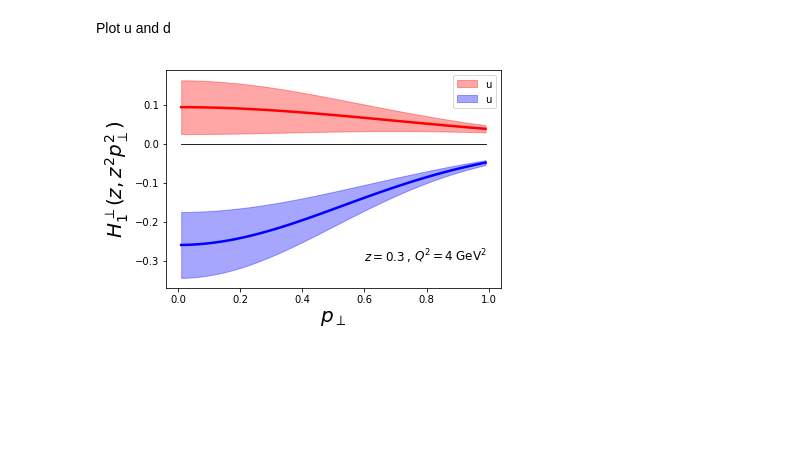
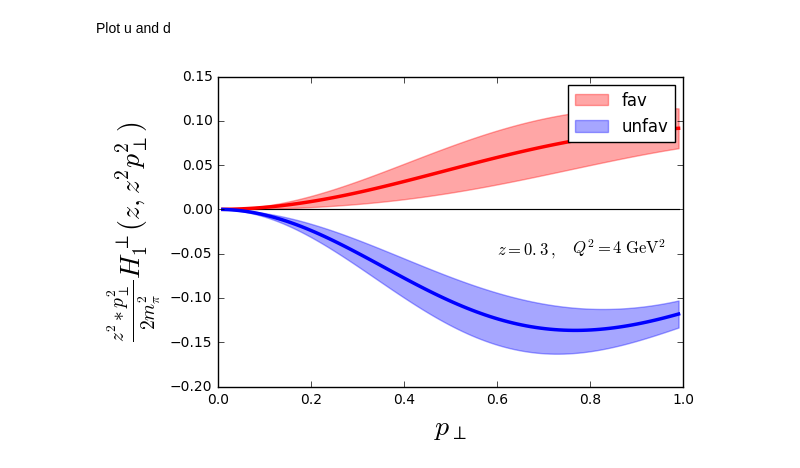
Before and after one commit to QCDHUB/jam3dlib, a Jupyter notebook: example.ipynb, the cells around one changed output. Drawn from its saved outputs; the diff is of its cells as text; code cells hidden in the pictures; blank space fills up the shorter version.

```diff
--- a/example.ipynb
+++ b/example.ipynb
@@ -10,6 +10,9 @@ tag='JAM3D_2020'
 tmd=TMD(tag)
 # %% [markdown]
 JAM3D_2020 is a tag for a given analysis. See the table in the readme file.
+# %%
+M = 0.93891897
+Mpi = 0.135
 # %% [markdown]
 ## Simple test
 # %%
@@ -312,22 +315,22 @@ unfkT  = np.mean(unf_repkT,axis=0)
 dunfkT = np.std(unf_repkT,axis=0)
 # %%
 ax=py.subplot(111)
-ax.fill_between(KT,(favkT-dfavkT),(favkT+dfavkT),color="r",alpha=0.35,label='u')
-ax.fill_between(KT,(unfkT-dunfkT),(unfkT+dunfkT),color="b",alpha=0.35,label='u')
+ax.fill_between(KT,z**2*KT**2/(2.*Mpi**2)*(favkT-dfavkT),z**2*KT**2/(2.*Mpi**2)*(favkT+dfavkT),color="r",alpha=0.35,label='fav')
+ax.fill_between(KT,z**2*KT**2/(2.*Mpi**2)*(unfkT-dunfkT),z**2*KT**2/(2.*Mpi**2)*(unfkT+dunfkT),color="b",alpha=0.35,label='unfav')
 
 ax.plot(X,X*0,color="k",linewidth=0.85)
 
-ax.plot(KT,favkT,color="r",linewidth=2.5)
-ax.plot(KT,unfkT,color="b",linewidth=2.5)
+ax.plot(KT,z**2*KT**2/(2.*Mpi**2)*favkT,color="r",linewidth=2.5)
+ax.plot(KT,z**2*KT**2/(2.*Mpi**2)*unfkT,color="b",linewidth=2.5)
 
 ax.legend()
 
-ax.set_ylabel(r'$H_{1}^\perp(z,z^2 p_\perp^2)$',size=20)
+ax.set_ylabel(r'$\frac{z^2*p_\perp^2}{2 m_\pi^2}H_{1}^\perp(z,z^2 p_\perp^2)$',size=20)
 ax.set_xlabel(r'$p_\perp$',size=20)
-ax.text(0.6,-0.3,r'$z=0.3\,,$',fontsize=12)
-ax.text(0.76,-0.3,r'$Q^2=4\; {\rm GeV}^2$',fontsize=12)
+ax.text(0.6,-0.05,r'$z=0.3\,,$',fontsize=12)
+ax.text(0.76,-0.05,r'$Q^2=4\; {\rm GeV}^2$',fontsize=12)
 
 
 py.show()
 # %% [output]
-[figure, old version]
+[figure, new version]
```
Also changed, not shown: parts of 5 cells of this notebook.
